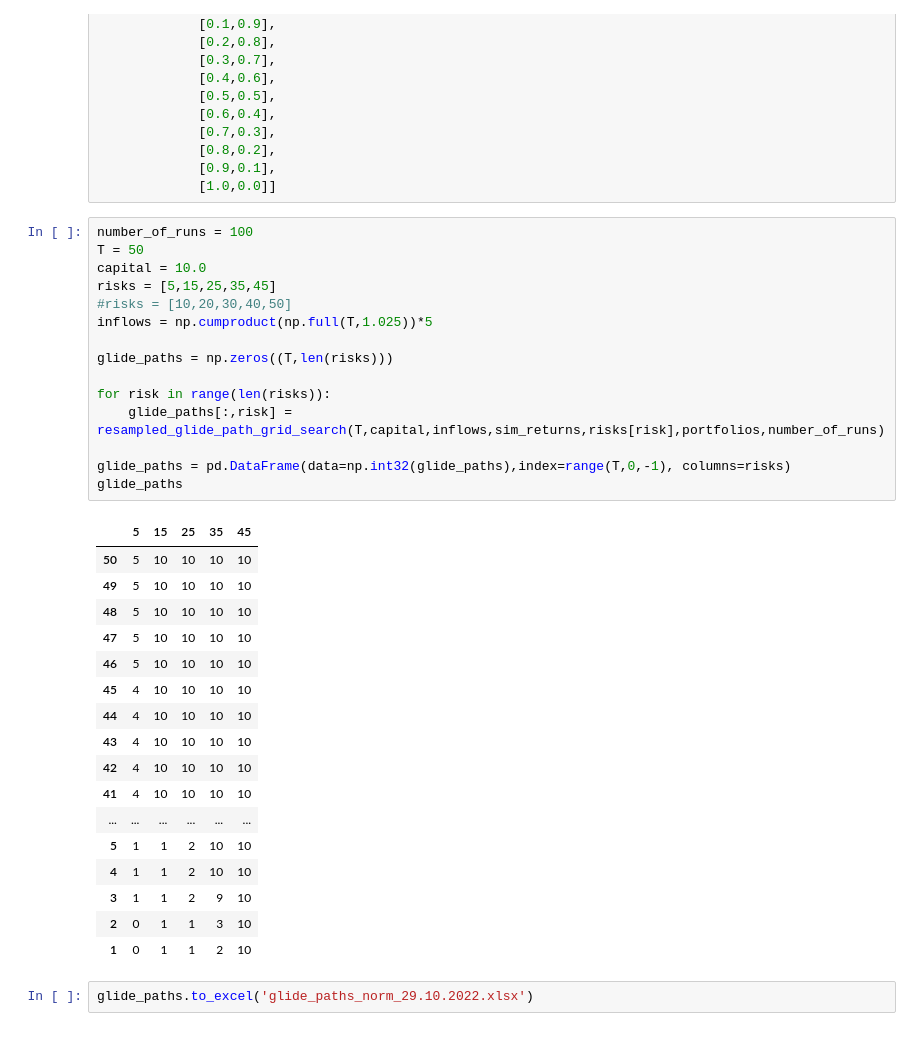
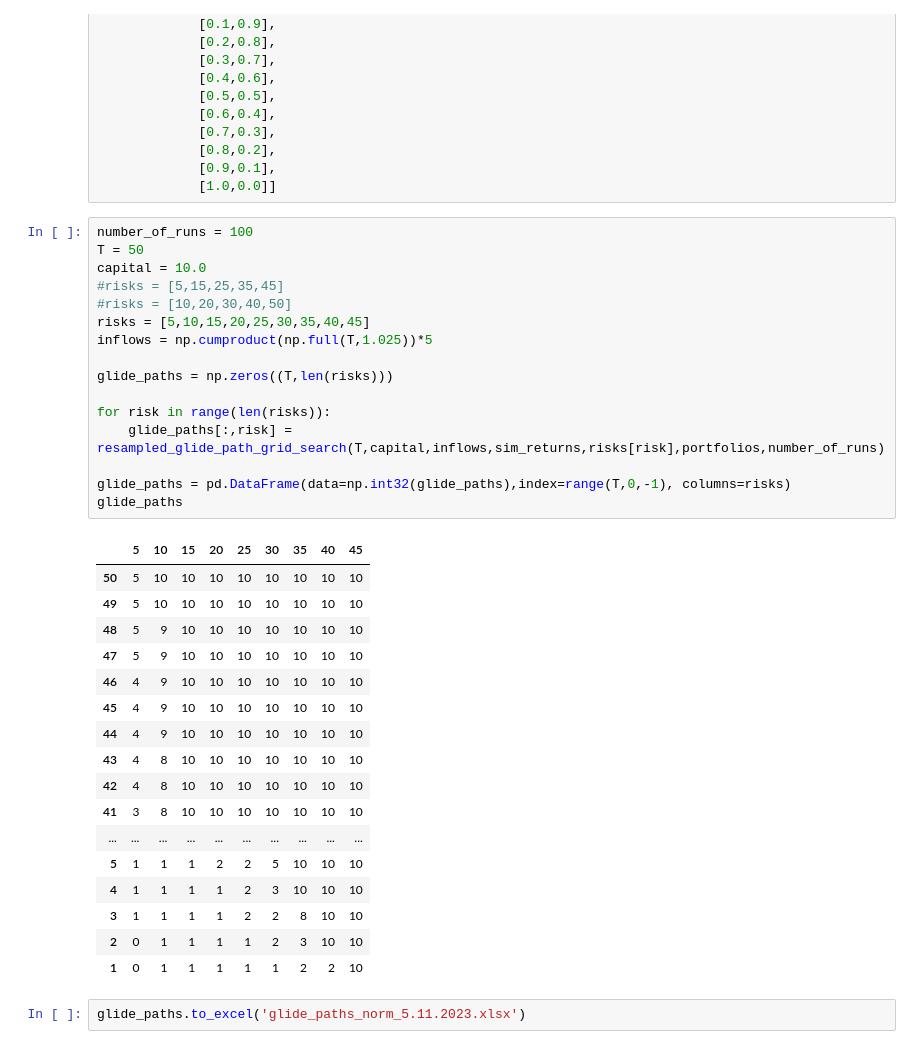
Before and after one commit to msz13/Goal-Based-Investing, a Jupyter notebook: sb_gbi/msci_method.ipynb, the cells around one changed output. Drawn from its saved outputs; the diff is of its cells as text.

```diff
--- a/sb_gbi/msci_method.ipynb
+++ b/sb_gbi/msci_method.ipynb
@@ -155,38 +155,39 @@ portfolios = [[0.0,1.0],
 # %%
 number_of_runs = 100
 T = 50
 capital = 10.0
-risks = [5,15,25,35,45]
+#risks = [5,15,25,35,45]
 #risks = [10,20,30,40,50]
+risks = [5,10,15,20,25,30,35,40,45]
 inflows = np.cumproduct(np.full(T,1.025))*5
 
 glide_paths = np.zeros((T,len(risks)))
 
 for risk in range(len(risks)):
     glide_paths[:,risk] = resampled_glide_path_grid_search(T,capital,inflows,sim_returns,risks[risk],portfolios,number_of_runs)
 
 glide_paths = pd.DataFrame(data=np.int32(glide_paths),index=range(T,0,-1), columns=risks)
 glide_paths
 # %% [output]
-|  | 5 | 15 | 25 | 35 | 45 |
-| 50 | 5 | 10 | 10 | 10 | 10 |
-| 49 | 5 | 10 | 10 | 10 | 10 |
-| 48 | 5 | 10 | 10 | 10 | 10 |
-| 47 | 5 | 10 | 10 | 10 | 10 |
-| 46 | 5 | 10 | 10 | 10 | 10 |
-| 45 | 4 | 10 | 10 | 10 | 10 |
-| 44 | 4 | 10 | 10 | 10 | 10 |
-| 43 | 4 | 10 | 10 | 10 | 10 |
-| 42 | 4 | 10 | 10 | 10 | 10 |
-| 41 | 4 | 10 | 10 | 10 | 10 |
-| ... | ... | ... | ... | ... | ... |
-| 5 | 1 | 1 | 2 | 10 | 10 |
-| 4 | 1 | 1 | 2 | 10 | 10 |
-| 3 | 1 | 1 | 2 | 9 | 10 |
-| 2 | 0 | 1 | 1 | 3 | 10 |
-| 1 | 0 | 1 | 1 | 2 | 10 |
+|  | 5 | 10 | 15 | 20 | 25 | 30 | 35 | 40 | 45 |
+| 50 | 5 | 10 | 10 | 10 | 10 | 10 | 10 | 10 | 10 |
+| 49 | 5 | 10 | 10 | 10 | 10 | 10 | 10 | 10 | 10 |
+| 48 | 5 | 9 | 10 | 10 | 10 | 10 | 10 | 10 | 10 |
+| 47 | 5 | 9 | 10 | 10 | 10 | 10 | 10 | 10 | 10 |
+| 46 | 4 | 9 | 10 | 10 | 10 | 10 | 10 | 10 | 10 |
+| 45 | 4 | 9 | 10 | 10 | 10 | 10 | 10 | 10 | 10 |
+| 44 | 4 | 9 | 10 | 10 | 10 | 10 | 10 | 10 | 10 |
+| 43 | 4 | 8 | 10 | 10 | 10 | 10 | 10 | 10 | 10 |
+| 42 | 4 | 8 | 10 | 10 | 10 | 10 | 10 | 10 | 10 |
+| 41 | 3 | 8 | 10 | 10 | 10 | 10 | 10 | 10 | 10 |
+| ... | ... | ... | ... | ... | ... | ... | ... | ... | ... |
+| 5 | 1 | 1 | 1 | 2 | 2 | 5 | 10 | 10 | 10 |
+| 4 | 1 | 1 | 1 | 1 | 2 | 3 | 10 | 10 | 10 |
+| 3 | 1 | 1 | 1 | 1 | 2 | 2 | 8 | 10 | 10 |
+| 2 | 0 | 1 | 1 | 1 | 1 | 2 | 3 | 10 | 10 |
+| 1 | 0 | 1 | 1 | 1 | 1 | 1 | 2 | 2 | 10 |
 # %%
-glide_paths.to_excel('glide_paths_norm_29.10.2022.xlsx')
+glide_paths.to_excel('glide_paths_norm_5.11.2023.xlsx')
 # %%
 #TODO sim returns for glide paths
 
```
Also changed, not shown: parts of 3 cells of this notebook, 6 other files.
